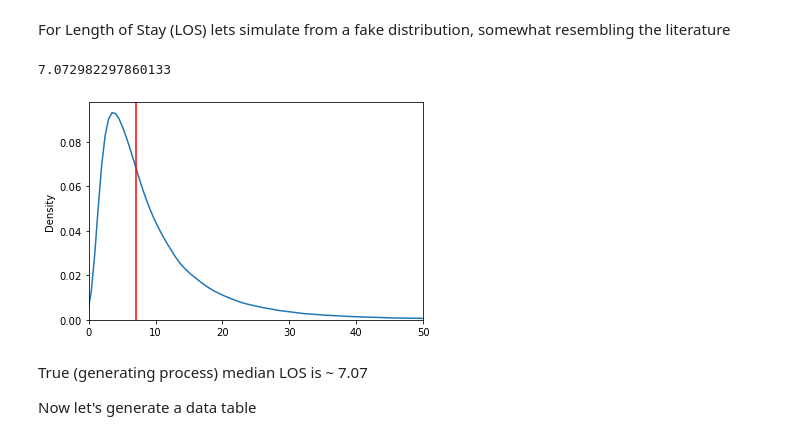
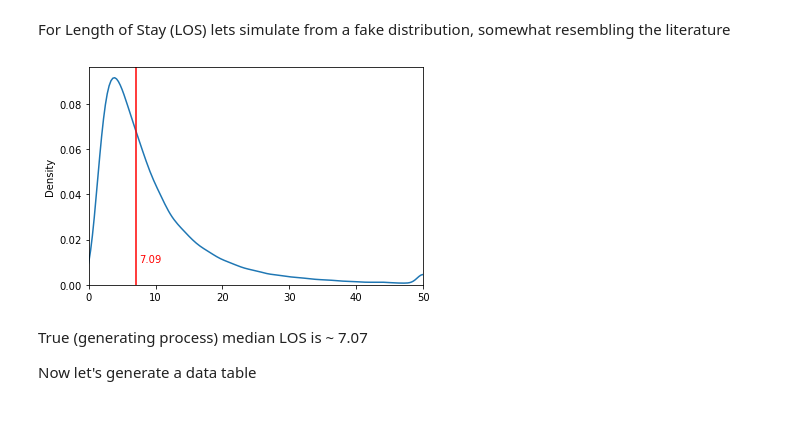
Before and after one commit to hrossman/LOS_survival_example, a Jupyter notebook: example.ipynb, the cells around one changed output. Drawn from its saved outputs; the diff is of its cells as text; code cells hidden in the pictures.

Commit message:
cleanup and random seed

```diff
--- a/example.ipynb
+++ b/example.ipynb
@@ -8,3 +19,13 @@ from lifelines.utils import median_survival_times
+# %%
+START_DAY = 14 # day at which to start calculating LOS
+
+# distribution simulated parameters - a lognormal
+LN_MEAN=10
+LN_STD=10
+MAX_VAL = 50
+
+SEED = 42
+np.random.seed(SEED)
 # %% [markdown]
 # Generate simulated data
 
@@ -25,40 +38,9 @@ ax.grid()
 # %% [markdown]
 For Length of Stay (LOS) lets simulate from a fake distribution, somewhat resembling the literature
-# %%
-N = 1_000_000
-START_DAY = 14 # day at which to start calculating LOS
-
-# distribution simulated parameters
-ln_mean=10
-ln_std=10
-
-
-# Just a function to sample lognormal dist
-def log_normal_int_dist(ln_mean, ln_std, size, round=False, max_val=30):
-    mean = np.log(
-        ln_mean ** 2 / np.sqrt(ln_std ** 2 + ln_mean ** 2)
-    )  # Computes the mean of the underlying normal distribution
-    sigma = np.sqrt(
-        np.log(ln_std ** 2 / ln_mean ** 2 + 1)
-    )  # Computes sigma for the underlying normal distribution
-    samples = np.random.lognormal(mean=mean, sigma=sigma, size=size)
-    samples = np.clip(samples, a_min=0, a_max=max_val)
-    if round:
-        # round to integer
-        samples = np.round(samples)
-    return samples
-
-los = log_normal_int_dist(ln_mean=ln_mean, ln_std=ln_std, size=N, round=False, max_val=100)
-
-fig, ax = plt.subplots(1,1)
-sns.kdeplot(los, ax=ax)
-ax.axvline(np.median(los), color='r')
-ax.set_xlim(0,50)
-true_median = np.median(los)
-print(true_median)
-# %% [output]
-7.072982297860133
-[figure, removed]
+# %%
+true_median = plot_lognormal_dist(LN_MEAN, LN_STD, max_val=MAX_VAL)
+# %% [output]
+[figure, added]
 # %% [markdown]
 True (generating process) median LOS is ~ 7.07
 
```
Also changed, not shown: parts of 10 cells of this notebook, 3 other files.
